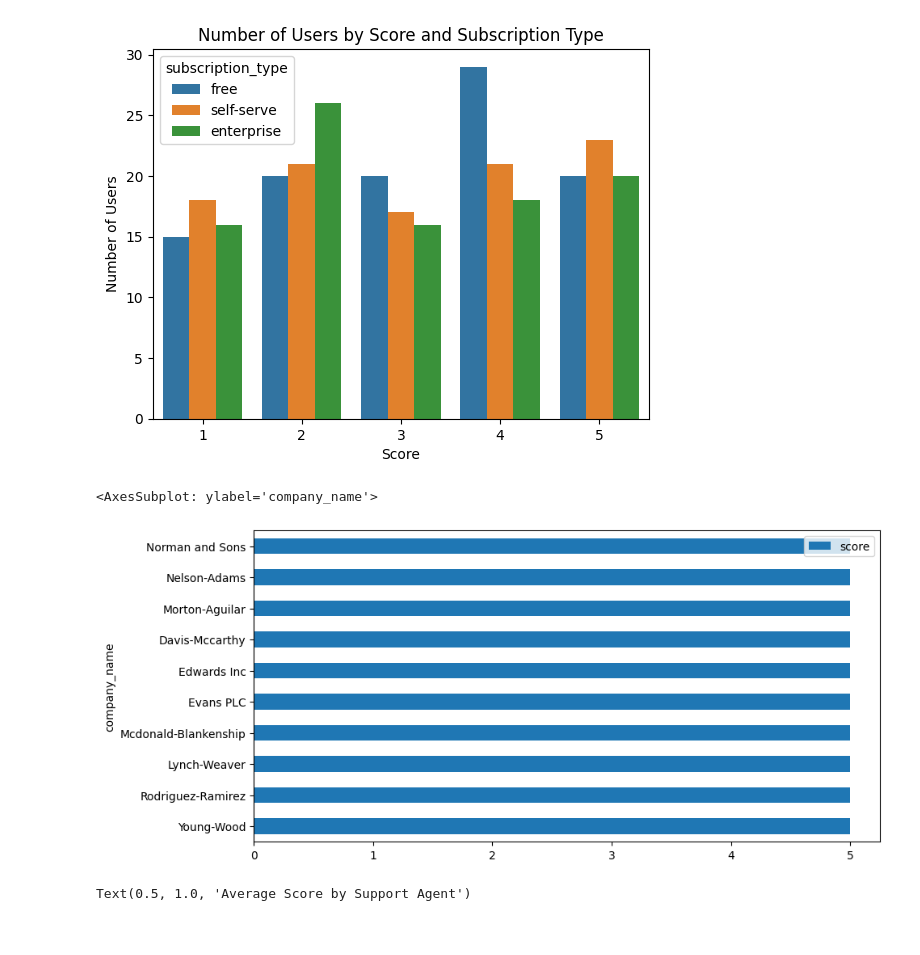
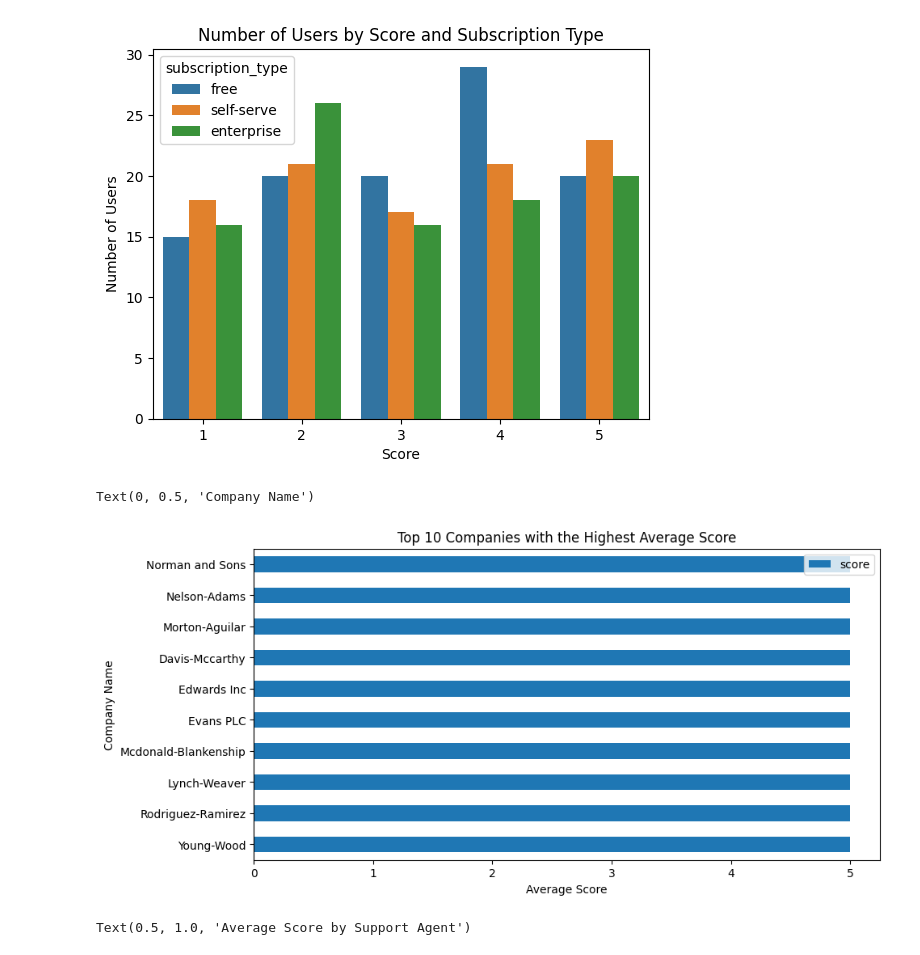
Before and after one commit to vlntn-t/nps_data_analysis, a Jupyter notebook: nps_analysis.ipynb, the cells around one changed output. Saved outputs shown, nothing was run; the diff lists cells and outputs as text; code cells hidden in the pictures.

```diff
--- a/nps_analysis.ipynb
+++ b/nps_analysis.ipynb
@@ -46,12 +46,15 @@ plt.title('Number of Users by Score and Subscription Type');
 # %%
 # Create a vertical bar chart with companies on the y axis and their average score on the x axis from the dataframe
 # create a new datafroame grouping the companies and calculating the average score for each company
 company_score = pd.DataFrame(df.groupby('company_name')['score'].mean())
 company_score = company_score.sort_values(by='score', ascending=False)
 company_score.head(10).plot(kind='barh', figsize=(10, 5))
+plt.title('Top 10 Companies with the Highest Average Score')
+plt.xlabel('Average Score')
+plt.ylabel('Company Name')
 # %% [output]
-<AxesSubplot: ylabel='company_name'>
+Text(0, 0.5, 'Company Name')
-[figure, old version]
+[figure, new version]
 # %%
 # Create a bar chart based on the average score for each support agent
 # Group df by support agent and calculate average score
```
Also changed, not shown: parts of 2 cells of this notebook.
